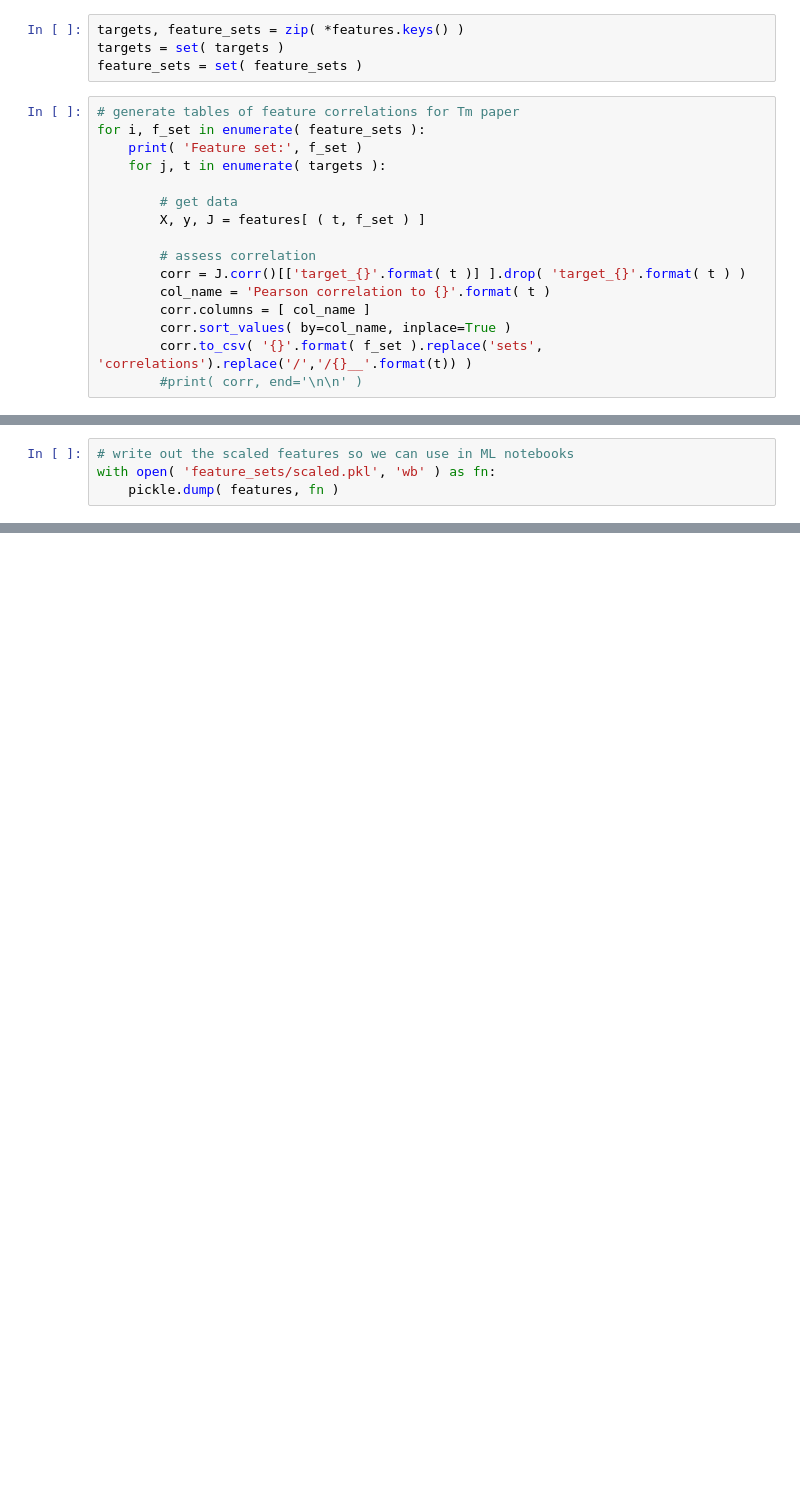
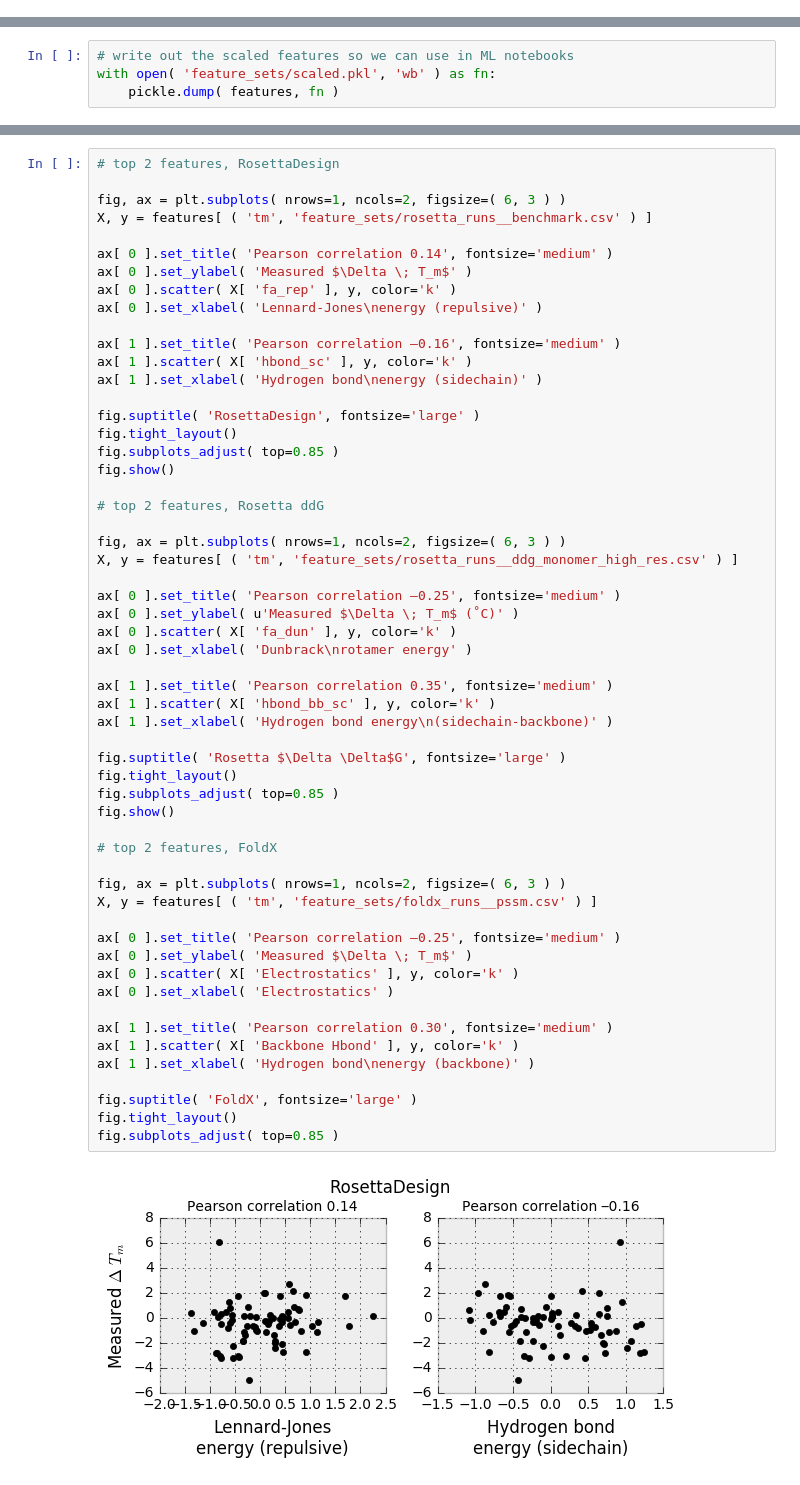
Before and after one commit to dacarlin/bglb_machine_learning, a Jupyter notebook: feature_analysis.ipynb, the cells around one changed output, grey strips where cells are left out. Drawn from its saved outputs; the diff is of its cells as text; blank space fills up the shorter version.

Commit message:
Cleaned up feature analysis code to make figures for thermal paper

```diff
--- a/feature_analysis.ipynb
+++ b/feature_analysis.ipynb
@@ -61,20 +26,0 @@ for feature_set in feature_sets:
-# %%
-targets, feature_sets = zip( *features.keys() )
-targets = set( targets )
-feature_sets = set( feature_sets )
-# %%
-# generate tables of feature correlations for Tm paper
-for i, f_set in enumerate( feature_sets ):
-    print( 'Feature set:', f_set )
-    for j, t in enumerate( targets ):
-
-        # get data
-        X, y, J = features[ ( t, f_set ) ]
-
-        # assess correlation
-        corr = J.corr()[['target_{}'.format( t )] ].drop( 'target_{}'.format( t ) )
-        col_name = 'Pearson correlation to {}'.format( t )
-        corr.columns = [ col_name ]
-        corr.sort_values( by=col_name, inplace=True )
-        corr.to_csv( '{}'.format( f_set ).replace('sets', 'correlations').replace('/','/{}__'.format(t)) )
-        #print( corr, end='\n\n' )
@@ -248,0 +121,58 @@ for i, f_set in enumerate( feature_sets ):
+# %%
+# top 2 features, RosettaDesign
+
+fig, ax = plt.subplots( nrows=1, ncols=2, figsize=( 6, 3 ) )
+X, y = features[ ( 'tm', 'feature_sets/rosetta_runs__benchmark.csv' ) ]
+
+ax[ 0 ].set_title( 'Pearson correlation 0.14', fontsize='medium' )
+ax[ 0 ].set_ylabel( 'Measured $\Delta \; T_m$' )
+ax[ 0 ].scatter( X[ 'fa_rep' ], y, color='k' )
+ax[ 0 ].set_xlabel( 'Lennard-Jones\nenergy (repulsive)' )
+
+ax[ 1 ].set_title( 'Pearson correlation –0.16', fontsize='medium' )
+ax[ 1 ].scatter( X[ 'hbond_sc' ], y, color='k' )
+ax[ 1 ].set_xlabel( 'Hydrogen bond\nenergy (sidechain)' )
+
+fig.suptitle( 'RosettaDesign', fontsize='large' )
+fig.tight_layout()
+fig.subplots_adjust( top=0.85 )
+fig.show()
+
+# top 2 features, Rosetta ddG
+
+fig, ax = plt.subplots( nrows=1, ncols=2, figsize=( 6, 3 ) )
+X, y = features[ ( 'tm', 'feature_sets/rosetta_runs__ddg_monomer_high_res.csv' ) ]
+
+ax[ 0 ].set_title( 'Pearson correlation –0.25', fontsize='medium' )
+ax[ 0 ].set_ylabel( u'Measured $\Delta \; T_m$ (˚C)' )
+ax[ 0 ].scatter( X[ 'fa_dun' ], y, color='k' )
+ax[ 0 ].set_xlabel( 'Dunbrack\nrotamer energy' )
+
+ax[ 1 ].set_title( 'Pearson correlation 0.35', fontsize='medium' )
+ax[ 1 ].scatter( X[ 'hbond_bb_sc' ], y, color='k' )
+ax[ 1 ].set_xlabel( 'Hydrogen bond energy\n(sidechain-backbone)' )
+
+fig.suptitle( 'Rosetta $\Delta \Delta$G', fontsize='large' )
+fig.tight_layout()
+fig.subplots_adjust( top=0.85 )
+fig.show()
+
+# top 2 features, FoldX
+
+fig, ax = plt.subplots( nrows=1, ncols=2, figsize=( 6, 3 ) )
+X, y = features[ ( 'tm', 'feature_sets/foldx_runs__pssm.csv' ) ]
+
+ax[ 0 ].set_title( 'Pearson correlation –0.25', fontsize='medium' )
+ax[ 0 ].set_ylabel( 'Measured $\Delta \; T_m$' )
+ax[ 0 ].scatter( X[ 'Electrostatics' ], y, color='k' )
+ax[ 0 ].set_xlabel( 'Electrostatics' )
+
+ax[ 1 ].set_title( 'Pearson correlation 0.30', fontsize='medium' )
+ax[ 1 ].scatter( X[ 'Backbone Hbond' ], y, color='k' )
+ax[ 1 ].set_xlabel( 'Hydrogen bond\nenergy (backbone)' )
+
+fig.suptitle( 'FoldX', fontsize='large' )
+fig.tight_layout()
+fig.subplots_adjust( top=0.85 )
+# %% [output]
+[figure, added]
```
Also changed, not shown: parts of 24 cells of this notebook.
